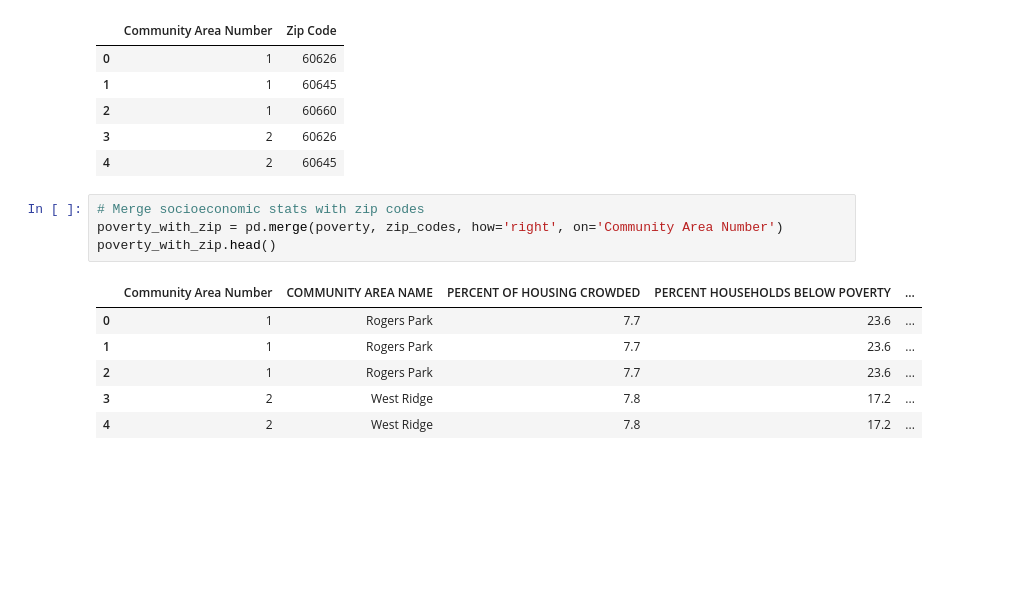
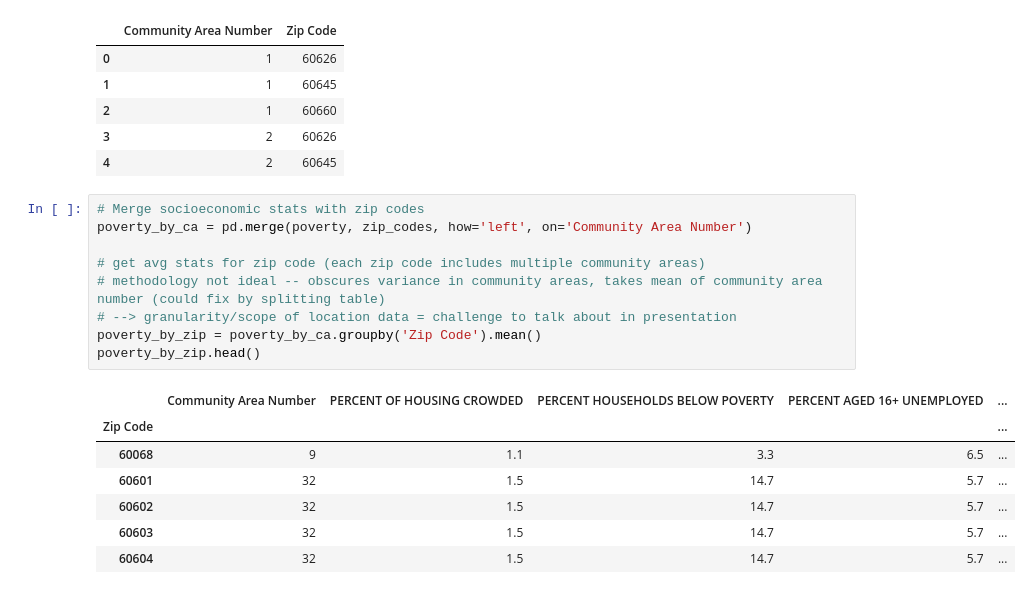
Before and after one commit to crime-analysis/crime_predictions, a Jupyter notebook: per_capita_income.ipynb, the cells around one changed output. Saved outputs shown, nothing was run; the diff lists cells and outputs as text; blank space fills up the shorter version.

Commit message:
got mean stats for each zip code and number of crimes/arrests per zip code

```diff
--- a/per_capita_income.ipynb
+++ b/per_capita_income.ipynb
@@ -110,16 +120,22 @@ zip_codes.head()
 | 2 | 1 | 60660 |
 | 3 | 2 | 60626 |
 | 4 | 2 | 60645 |
-# %%
-# Merge socioeconomic stats with zip codes
-poverty_with_zip = pd.merge(poverty, zip_codes, how='right', on='Community Area Number')
-poverty_with_zip.head()
-# %% [output]
-|  | Community Area Number | COMMUNITY AREA NAME | PERCENT OF HOUSING CROWDED | PERCENT HOUSEHOLDS BELOW POVERTY | ... |
-| 0 | 1 | Rogers Park | 7.7 | 23.6 | ... |
-| 1 | 1 | Rogers Park | 7.7 | 23.6 | ... |
-| 2 | 1 | Rogers Park | 7.7 | 23.6 | ... |
-| 3 | 2 | West Ridge | 7.8 | 17.2 | ... |
-| 4 | 2 | West Ridge | 7.8 | 17.2 | ... |
+# %%
+# Merge socioeconomic stats with zip codes
+poverty_by_ca = pd.merge(poverty, zip_codes, how='left', on='Community Area Number')
+
+# get avg stats for zip code (each zip code includes multiple community areas)
+# methodology not ideal -- obscures variance in community areas, takes mean of community area number (could fix by splitting table)
+# --> granularity/scope of location data = challenge to talk about in presentation
+poverty_by_zip = poverty_by_ca.groupby('Zip Code').mean()
+poverty_by_zip.head()
+# %% [output]
+|  | Community Area Number | PERCENT OF HOUSING CROWDED | PERCENT HOUSEHOLDS BELOW POVERTY | PERCENT AGED 16+ UNEMPLOYED | ... |
+| Zip Code |  |  |  |  | ... |
+| 60068 | 9 | 1.1 | 3.3 | 6.5 | ... |
+| 60601 | 32 | 1.5 | 14.7 | 5.7 | ... |
+| 60602 | 32 | 1.5 | 14.7 | 5.7 | ... |
+| 60603 | 32 | 1.5 | 14.7 | 5.7 | ... |
+| 60604 | 32 | 1.5 | 14.7 | 5.7 | ... |
 # %%
 # Merge crimes with socioeconomic data for relevant zip code
```
Also changed, not shown: parts of 6 cells of this notebook.
